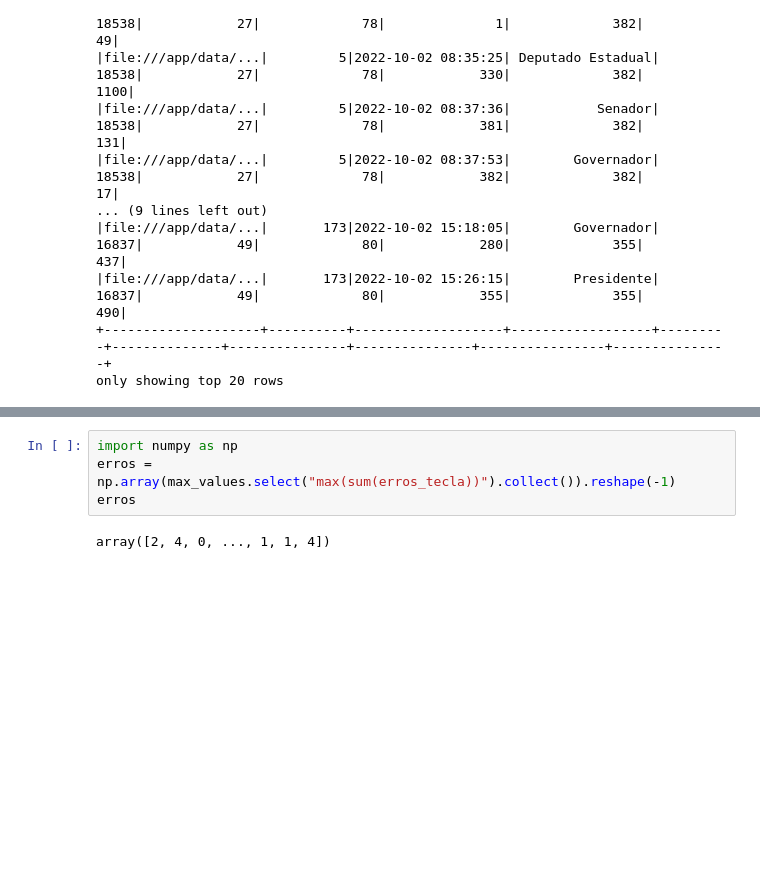
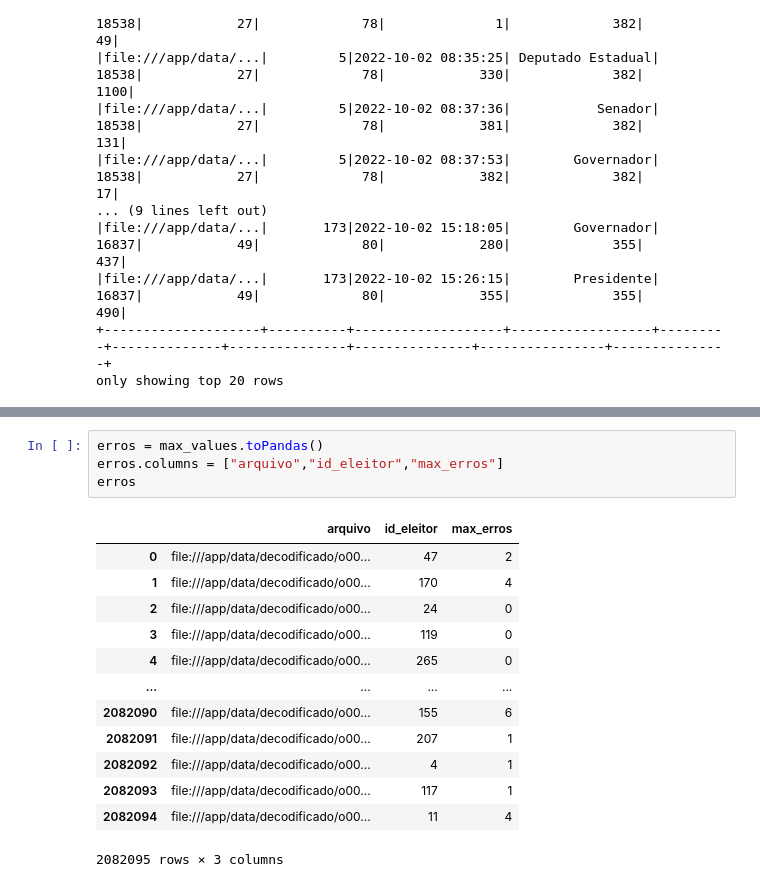
Before and after one commit to victorvieirat/log-urna, a Jupyter notebook: visualizando.ipynb, the cells around one changed output, grey strips where cells are left out. Cells and saved outputs as stored; diff of their text form; blank space fills up the shorter version.

```diff
--- a/visualizando.ipynb
+++ b/visualizando.ipynb
@@ -72,9 +75,21 @@ max_values.show()
 |file:///app/data/...|        59|                    1|
 +--------------------+----------+---------------------+
 only showing top 20 rows
-# %%
-import numpy as np
-erros = np.array(max_values.select("max(sum(erros_tecla))").collect()).reshape(-1)
-erros
-# %% [output]
-array([2, 4, 0, ..., 1, 1, 4])
+# %%
+erros = max_values.toPandas()
+erros.columns = ["arquivo","id_eleitor","max_erros"]
+erros
+# %% [output]
+|  | arquivo | id_eleitor | max_erros |
+| 0 | file:///app/data/decodificado/o00... | 47 | 2 |
+| 1 | file:///app/data/decodificado/o00... | 170 | 4 |
+| 2 | file:///app/data/decodificado/o00... | 24 | 0 |
+| 3 | file:///app/data/decodificado/o00... | 119 | 0 |
+| 4 | file:///app/data/decodificado/o00... | 265 | 0 |
+| ... | ... | ... | ... |
+| 2082090 | file:///app/data/decodificado/o00... | 155 | 6 |
+| 2082091 | file:///app/data/decodificado/o00... | 207 | 1 |
+| 2082092 | file:///app/data/decodificado/o00... | 4 | 1 |
+| 2082093 | file:///app/data/decodificado/o00... | 117 | 1 |
+| 2082094 | file:///app/data/decodificado/o00... | 11 | 4 |
+2082095 rows × 3 columns
```
Also changed, not shown: parts of 7 cells of this notebook, 3 other files.
